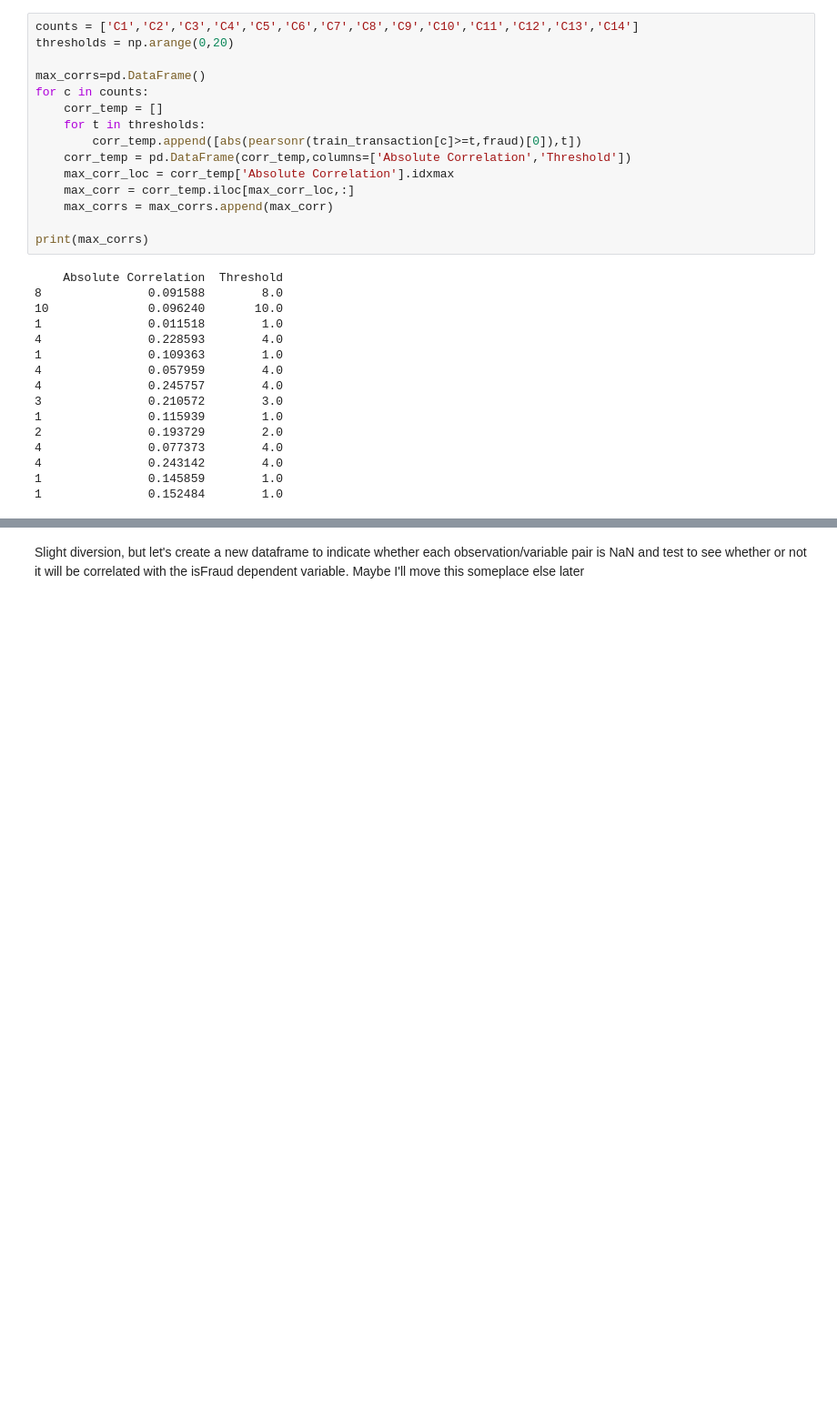
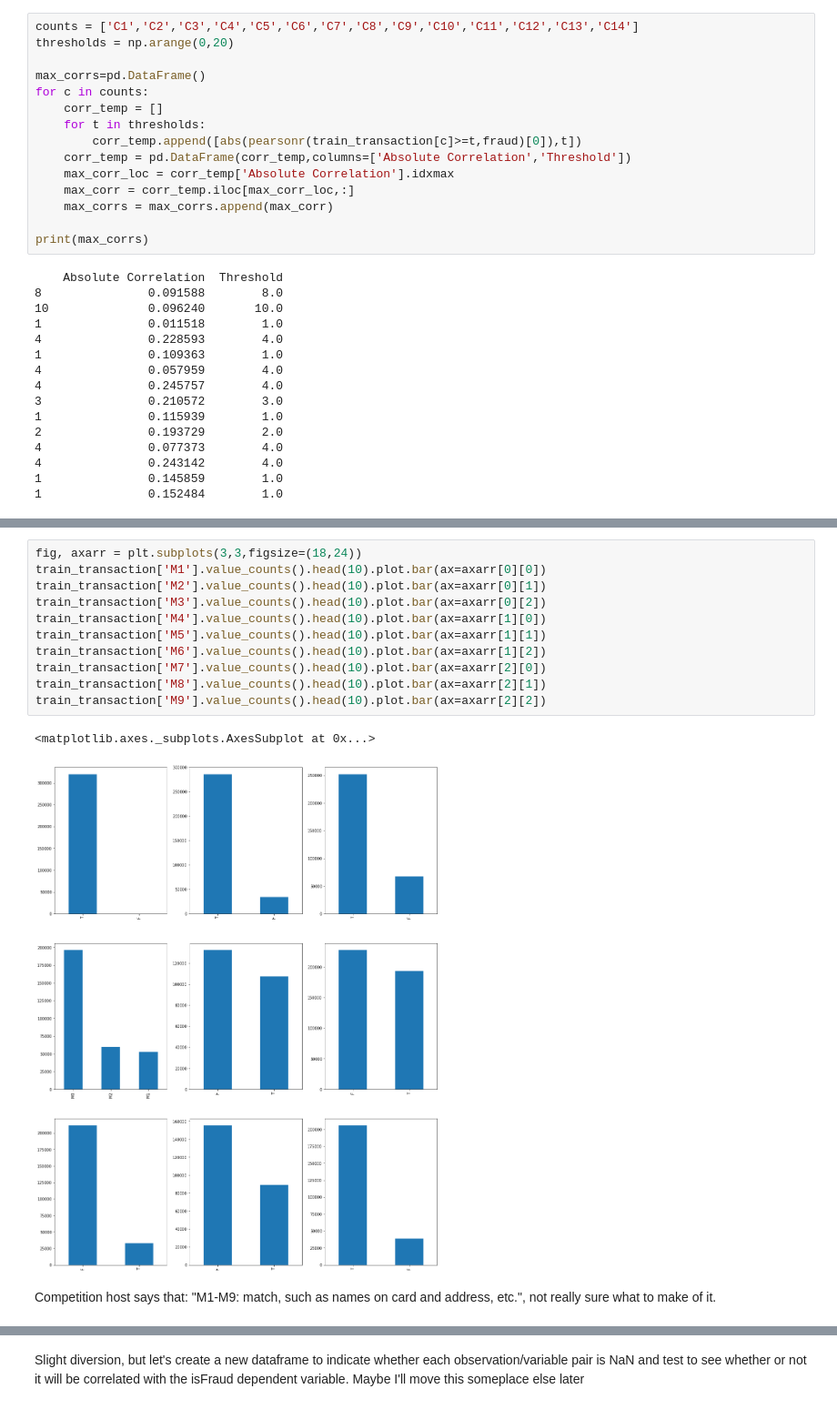
Before and after one commit to hxyue1/Fraud-Detection, a Jupyter notebook: EDA.ipynb, the cells around one changed output, grey strips where cells are left out. Shown at 91% size. Cells and saved outputs as stored; diff of their text form; blank space fills up the shorter version.

Commit message:
Matches

```diff
--- a/EDA.ipynb
+++ b/EDA.ipynb
@@ -435,0 +483,16 @@ print(max_corrs)
+# %%
+fig, axarr = plt.subplots(3,3,figsize=(18,24))
+train_transaction['M1'].value_counts().head(10).plot.bar(ax=axarr[0][0])
+train_transaction['M2'].value_counts().head(10).plot.bar(ax=axarr[0][1])
+train_transaction['M3'].value_counts().head(10).plot.bar(ax=axarr[0][2])
+train_transaction['M4'].value_counts().head(10).plot.bar(ax=axarr[1][0])
+train_transaction['M5'].value_counts().head(10).plot.bar(ax=axarr[1][1])
+train_transaction['M6'].value_counts().head(10).plot.bar(ax=axarr[1][2])
+train_transaction['M7'].value_counts().head(10).plot.bar(ax=axarr[2][0])
+train_transaction['M8'].value_counts().head(10).plot.bar(ax=axarr[2][1])
+train_transaction['M9'].value_counts().head(10).plot.bar(ax=axarr[2][2])
+# %% [output]
+<matplotlib.axes._subplots.AxesSubplot at 0x...>
+[figure, added]
+# %% [markdown]
+Competition host says that: "M1-M9: match, such as names on card and address, etc.", not really sure what to make of it.
```
Also changed, not shown: parts of 6 cells of this notebook.
